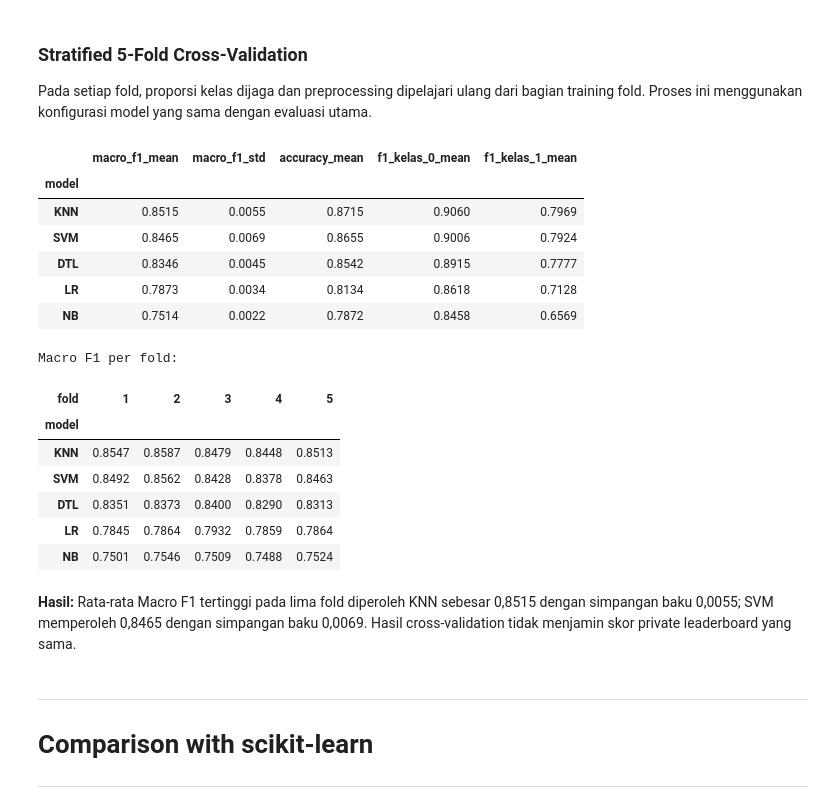
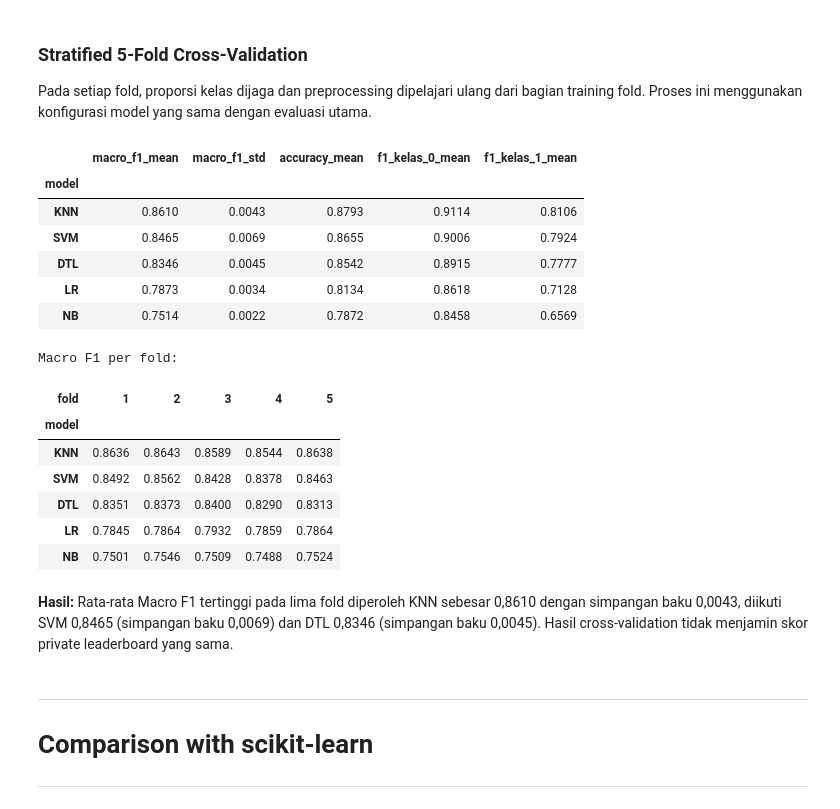
Before and after one commit to Alpaomega1136/IF3170_G31_KelompokDadakan, a Jupyter notebook: src/notebooks/IF3170_G31_KelompokDadakan.ipynb, the cells around one changed output. Saved outputs shown, nothing was run; the diff lists cells and outputs as text; code cells hidden in the pictures.

```diff
--- a/src/notebooks/IF3170_G31_KelompokDadakan.ipynb
+++ b/src/notebooks/IF3170_G31_KelompokDadakan.ipynb
@@ -141,6 +141,16 @@ from workflows.workflow import (
 )
 from workflows.dtl_workflow import train_dtl
 
+KNN_PREP_CONFIG = dict(
+    exponent=0.6, min_score=0.002, estimator="knn", n_neighbors=5,
+    categorical_mi="group", random_state=SEED,
+)
+KNN_CONFIG = dict(
+    k=41, metric="manhattan", weights="distance",
+    weight_power=2.5, weight_eps=0.3,
+    local_scale_k=15, local_scale_alpha=0.5, local_scale_eps=0.1,
+    threshold=0.48,
+)
 DTL_CONFIG = dict(max_depth=None, min_samples_split=10, ccp_alpha=0.00035, calibrate=True, seed=SEED)
 # %% [markdown]
 ## Seed Everything
@@ -714,8 +720,8 @@ for fold, (tr_idx, va_idx) in enumerate(skf.split(X_cv, y_cv), 1):
     X_tr_f, y_tr_f = X_cv.iloc[tr_idx], y_cv[tr_idx]
     X_va_f, y_va_f = X_cv.iloc[va_idx], y_cv[va_idx]
 
-    p_k = SVMPreprocessor(exponent=0.5, min_score=0.002, estimator="knn", n_neighbors=5, random_state=SEED)
-    m_k = KNNFromScratch(k=15, metric="manhattan", weights="distance").fit(p_k.fit_transform(X_tr_f, y_tr_f), y_tr_f)
+    p_k = SVMPreprocessor(**KNN_PREP_CONFIG)
+    m_k = KNNFromScratch(**KNN_CONFIG).fit(p_k.fit_transform(X_tr_f, y_tr_f), y_tr_f)
     s_k, _ = evaluate_model(m_k, p_k.transform(X_va_f), y_va_f)
     cv_rows.append({"model": "KNN", "fold": fold, **s_k.to_dict()})
 
@@ -733,34 +739,34 @@ for fold, (tr_idx, va_idx) in enumerate(skf.split(X_cv, y_cv), 1):
     m_l = LogisticRegression(**param_lr_config, threshold=th_f).fit(p_l.fit_transform(X_tr_f), y_tr_f)
     s_l, _ = evaluate_model(m_l, p_l.transform(X_va_f), y_va_f)
     cv_rows.append({"model": "LR", "fold": fold, **s_l.to_dict()})
 
     p_n = NaiveBayesPreprocessor(discretize=True, n_bins=15)
     m_n = NaiveBayes().fit(p_n.fit_transform(X_tr_f), y_tr_f)
     s_n, _ = evaluate_model(m_n, p_n.transform(X_va_f), y_va_f)
     cv_rows.append({"model": "NB", "fold": fold, **s_n.to_dict()})
 
     if RUN_SVM_CV:
         p_s = SVMPreprocessor(exponent=0.75, min_score=0.002, estimator="knn", n_neighbors=5, random_state=SEED)
         m_s = WorkingSetSVM(C=4, gamma=0.16, kernel="rbf", tol=0.003, max_iter=200000, cache_mb=512, threshold=-0.2).fit(p_s.fit_transform(X_tr_f, y_tr_f), y_tr_f)
         s_s, _ = evaluate_model(m_s, p_s.transform(X_va_f), y_va_f)
         cv_rows.append({"model": "SVM", "fold": fold, **s_s.to_dict()})
 
 df_cv = pd.DataFrame(cv_rows)
 ringkasan_cv = df_cv.groupby("model").agg(
     macro_f1_mean=("macro_f1", "mean"),
     macro_f1_std=("macro_f1", "std"),
     accuracy_mean=("accuracy", "mean"),
     f1_kelas_0_mean=("f1_kelas_0", "mean"),
     f1_kelas_1_mean=("f1_kelas_1", "mean"),
 ).sort_values("macro_f1_mean", ascending=False)
 display(ringkasan_cv.round(4))
 
 print("Macro F1 per fold:")
 display(df_cv.pivot(index="model", columns="fold", values="macro_f1").reindex(ringkasan_cv.index).round(4))
 # %% [output]
 |  | macro_f1_mean | macro_f1_std | accuracy_mean | f1_kelas_0_mean | f1_kelas_1_mean |
 | model |  |  |  |  |  |
-| KNN | 0.8515 | 0.0055 | 0.8715 | 0.9060 | 0.7969 |
+| KNN | 0.8610 | 0.0043 | 0.8793 | 0.9114 | 0.8106 |
 | SVM | 0.8465 | 0.0069 | 0.8655 | 0.9006 | 0.7924 |
 | DTL | 0.8346 | 0.0045 | 0.8542 | 0.8915 | 0.7777 |
 | LR | 0.7873 | 0.0034 | 0.8134 | 0.8618 | 0.7128 |
@@ -768,13 +774,13 @@ display(df_cv.pivot(index="model", columns="fold", values="macro_f1").reindex(ri
 Macro F1 per fold:
 | fold | 1 | 2 | 3 | 4 | 5 |
 | model |  |  |  |  |  |
-| KNN | 0.8547 | 0.8587 | 0.8479 | 0.8448 | 0.8513 |
+| KNN | 0.8636 | 0.8643 | 0.8589 | 0.8544 | 0.8638 |
 | SVM | 0.8492 | 0.8562 | 0.8428 | 0.8378 | 0.8463 |
 | DTL | 0.8351 | 0.8373 | 0.8400 | 0.8290 | 0.8313 |
 | LR | 0.7845 | 0.7864 | 0.7932 | 0.7859 | 0.7864 |
 | NB | 0.7501 | 0.7546 | 0.7509 | 0.7488 | 0.7524 |
 # %% [markdown]
-**Hasil:** Rata-rata Macro F1 tertinggi pada lima fold diperoleh KNN sebesar 0,8515 dengan simpangan baku 0,0055; SVM memperoleh 0,8465 dengan simpangan baku 0,0069. Hasil cross-validation tidak menjamin skor private leaderboard yang sama.
+**Hasil:** Rata-rata Macro F1 tertinggi pada lima fold diperoleh KNN sebesar 0,8610 dengan simpangan baku 0,0043, diikuti SVM 0,8465 (simpangan baku 0,0069) dan DTL 0,8346 (simpangan baku 0,0045). Hasil cross-validation tidak menjamin skor private leaderboard yang sama.
 # %% [markdown]
 ---
 
```
Also changed, not shown: parts of 15 cells of this notebook, 6 other files.
